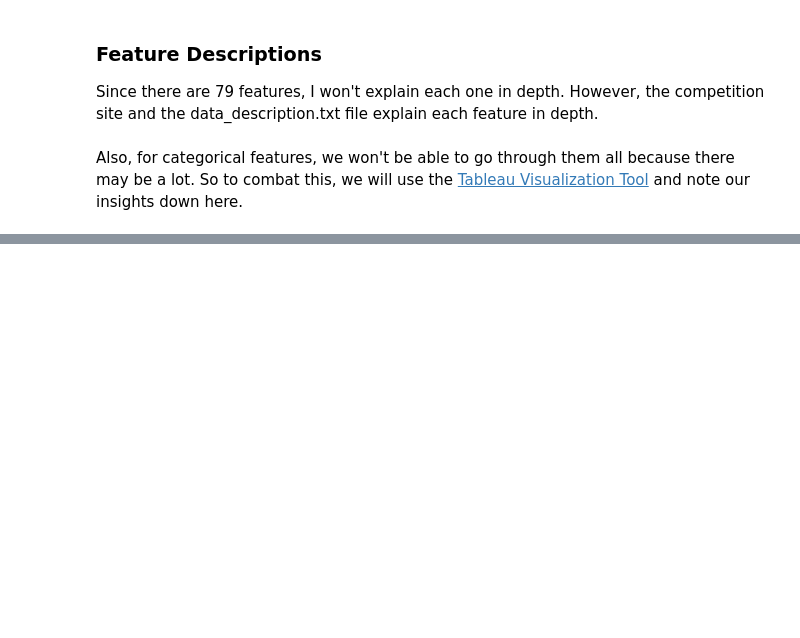
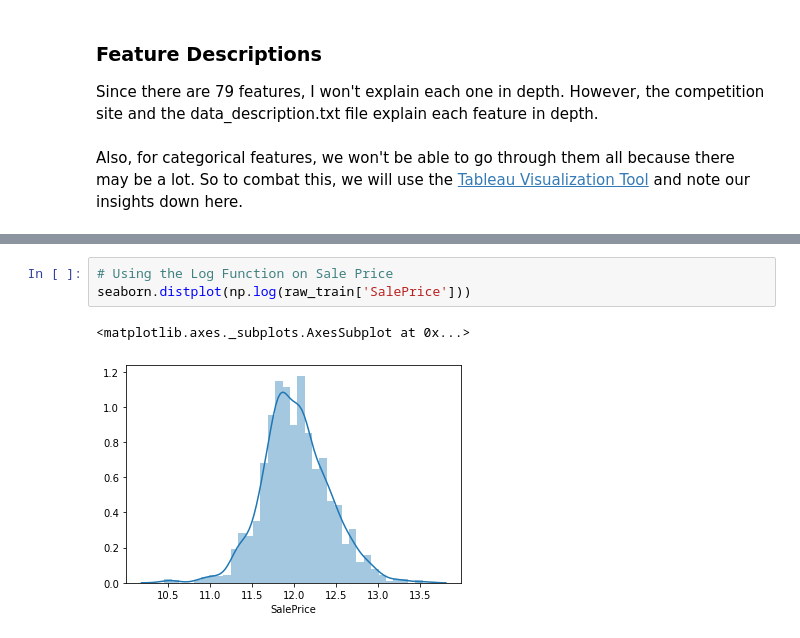
Before and after one commit to JinalShah2002/House-Prices-Challenge-Solution, a Jupyter notebook: housing-prices-challenge-workflow.ipynb, the cells around one changed output, grey strips where cells are left out. Saved outputs shown, nothing was run; the diff lists cells and outputs as text; blank space fills up the shorter version.

```diff
--- a/housing-prices-challenge-workflow.ipynb
+++ b/housing-prices-challenge-workflow.ipynb
@@ -109,0 +165,6 @@ _Note:_
+# %%
+# Using the Log Function on Sale Price
+seaborn.distplot(np.log(raw_train['SalePrice']))
+# %% [output]
+<matplotlib.axes._subplots.AxesSubplot at 0x...>
+[figure, added]
```
Also changed, not shown: parts of 23 cells of this notebook.
